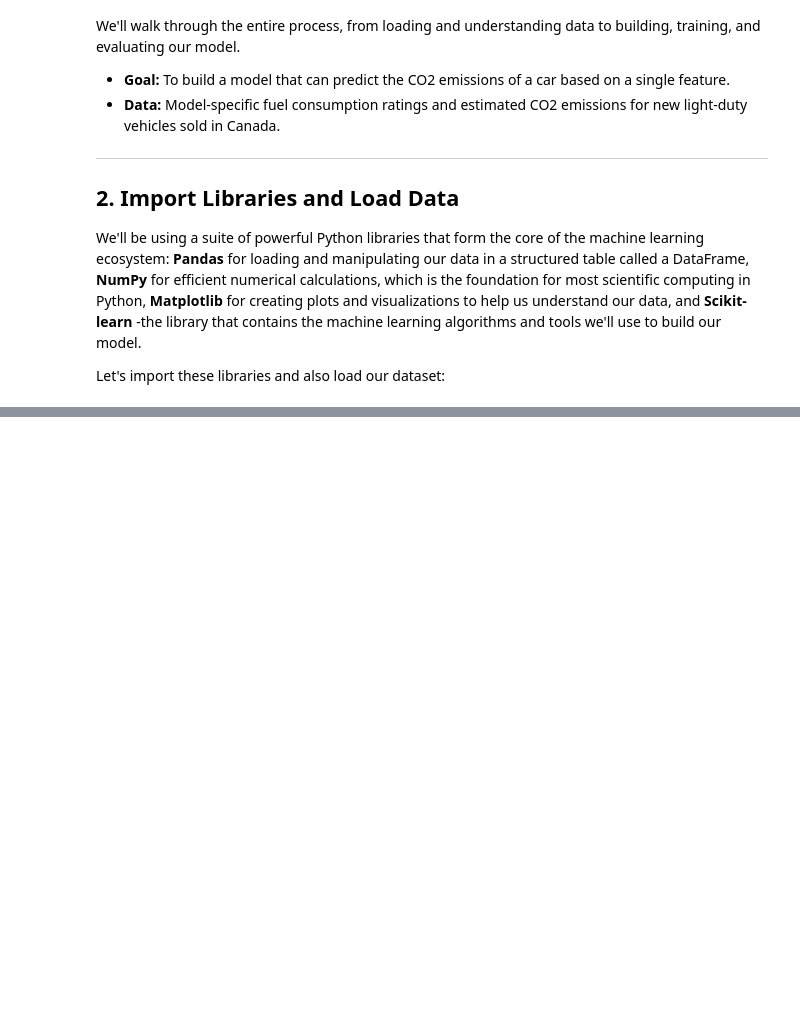
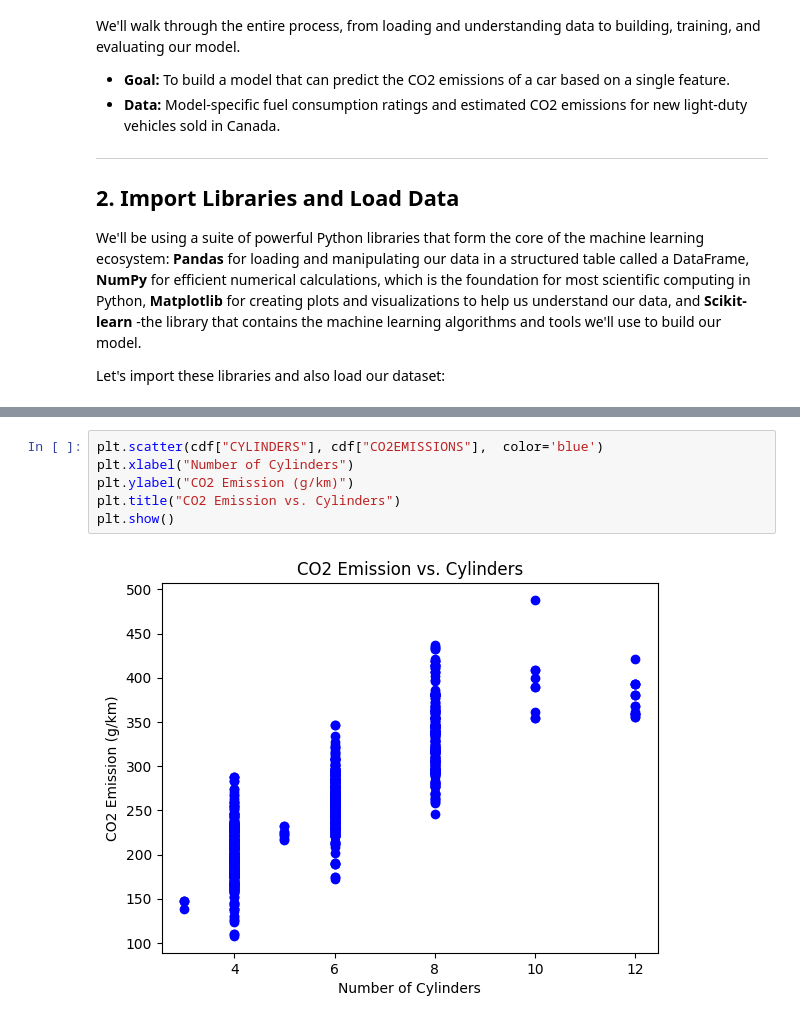
Before and after one commit to ibrahim-kocyigit/kocyigit-dsml, a Jupyter notebook: 03_specializations/02_machine_learning_with_python/02_linear_and_logistic_regression/03_lab--simple_linear_regression.ipynb, the cells around one changed output, grey strips where cells are left out. Drawn from its saved outputs; the diff is of its cells as text; blank space fills up the shorter version.

```diff
--- a/03_specializations/02_machine_learning_with_python/02_linear_and_logistic_regression/03_lab--simple_linear_regression.ipynb
+++ b/03_specializations/02_machine_learning_with_python/02_linear_and_logistic_regression/03_lab--simple_linear_regression.ipynb
@@ -45,0 +114,8 @@ Before we can build a model, we need to understand our data. What are the patter
+# %%
+plt.scatter(cdf["CYLINDERS"], cdf["CO2EMISSIONS"],  color='blue')
+plt.xlabel("Number of Cylinders")
+plt.ylabel("CO2 Emission (g/km)")
+plt.title("CO2 Emission vs. Cylinders")
+plt.show()
+# %% [output]
+[figure, added]
```
Also changed, not shown: parts of 24 cells of this notebook.
